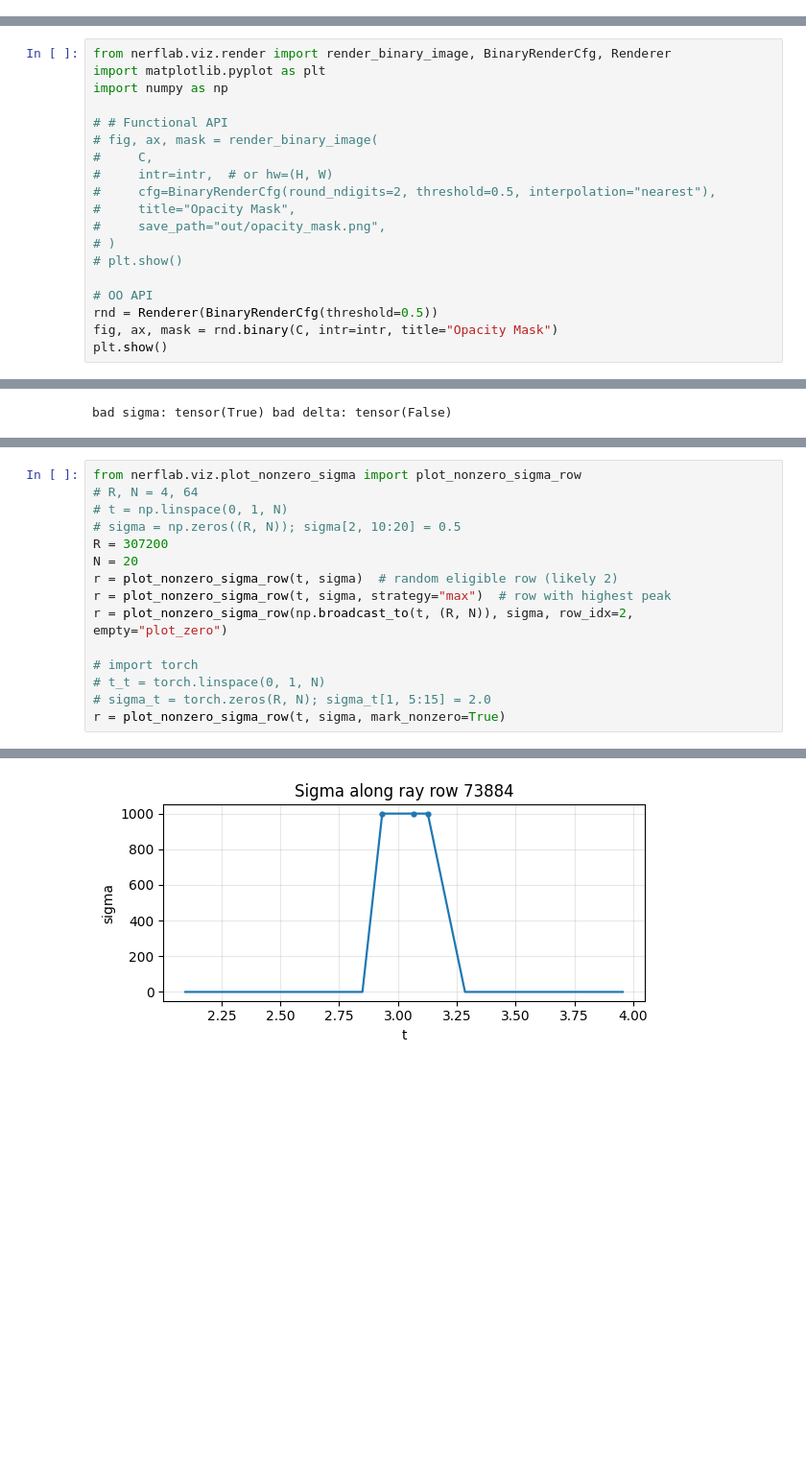
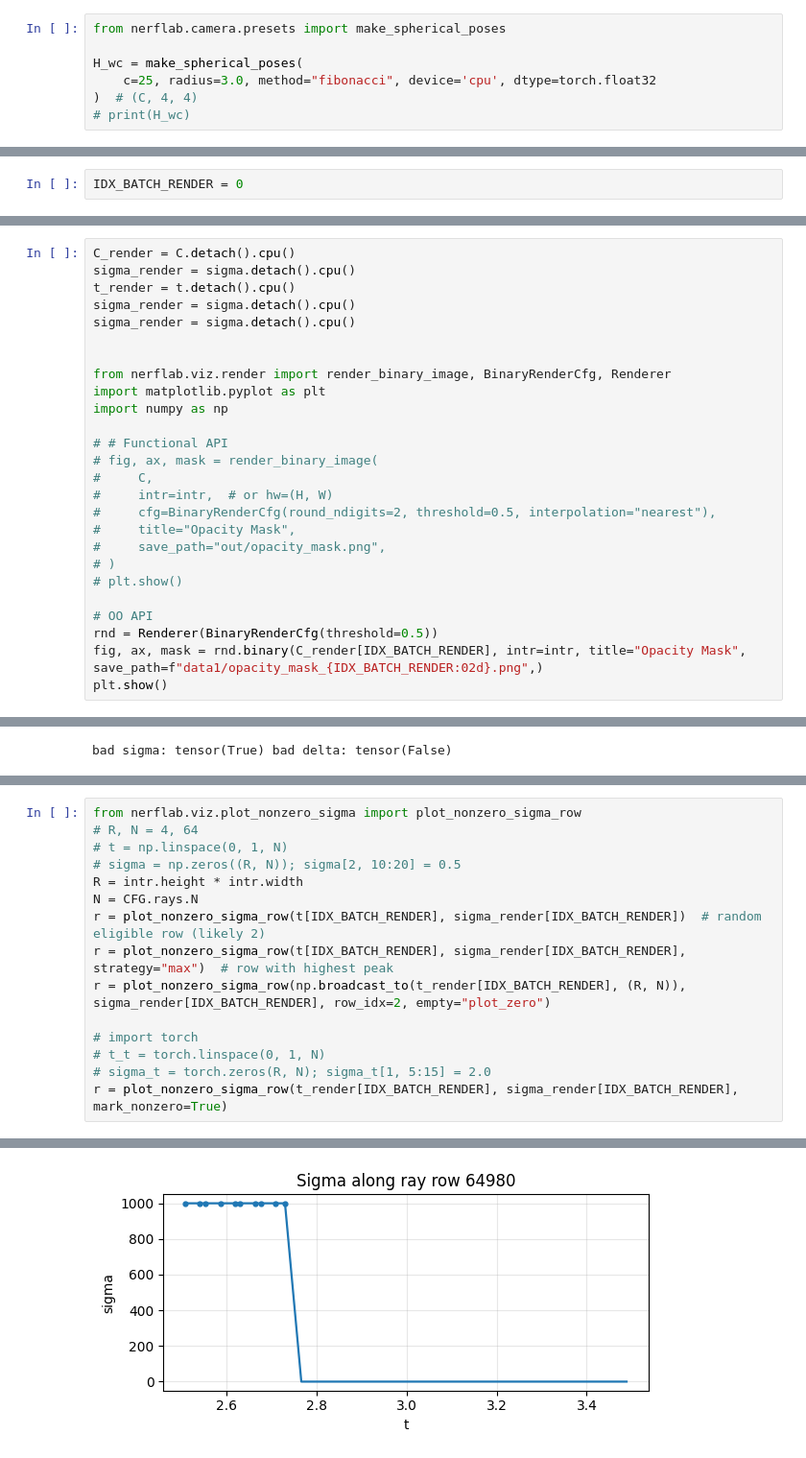
Before and after one commit to WikiGenius/nerf-lab, a Jupyter notebook: examples/demo_equations_neglict_color.ipynb, the cells around one changed output, grey strips where cells are left out. Shown at 96% size. Cells and saved outputs as stored; diff of their text form; blank space fills up the shorter version.

```diff
--- a/examples/demo_equations_neglict_color.ipynb
+++ b/examples/demo_equations_neglict_color.ipynb
@@ -34,3 +35,10 @@ tensor([[1., 0., -0., 0.],
+# %%
+from nerflab.camera.presets import make_spherical_poses
+
+H_wc = make_spherical_poses(
+    c=25, radius=3.0, method="fibonacci", device='cpu', dtype=torch.float32
+)  # (C, 4, 4)
+# print(H_wc)
 # %%
 # --- camera ------------------------------------------------------------------
 # H_wc = np.eye(4, dtype=np.float32)        # simple origin‑facing camera
@@ -59,6 +71,8 @@ xyz= torch.tensor([0.0,2.0,1.0])
 print("density at (0,2,1):", world.density(xyz))
 # %% [output]
 density at (0,2,1): tensor(0.)
+# %%
+IDX_BATCH_RENDER = 0
 # %%
 plot_world(
     world,
@@ -99,6 +128,13 @@ print(C.min(), C.max())
 [0. 1.]
 tensor(0.) tensor(1.)
 # %%
+C_render = C.detach().cpu()
+sigma_render = sigma.detach().cpu()
+t_render = t.detach().cpu()
+sigma_render = sigma.detach().cpu()
+sigma_render = sigma.detach().cpu()
+
+
 from nerflab.viz.render import render_binary_image, BinaryRenderCfg, Renderer
 import matplotlib.pyplot as plt
 import numpy as np
@@ -115,6 +151,6 @@ import numpy as np
 
 # OO API
 rnd = Renderer(BinaryRenderCfg(threshold=0.5))
-fig, ax, mask = rnd.binary(C, intr=intr, title="Opacity Mask")
+fig, ax, mask = rnd.binary(C_render[IDX_BATCH_RENDER], intr=intr, title="Opacity Mask", save_path=f"data1/opacity_mask_{IDX_BATCH_RENDER:02d}.png",)
 plt.show()
 # %% [output]
@@ -145,14 +186,14 @@ from nerflab.viz.plot_nonzero_sigma import plot_nonzero_sigma_row
 # R, N = 4, 64
 # t = np.linspace(0, 1, N)
 # sigma = np.zeros((R, N)); sigma[2, 10:20] = 0.5
-R = 307200
-N = 20
-r = plot_nonzero_sigma_row(t, sigma)  # random eligible row (likely 2)
-r = plot_nonzero_sigma_row(t, sigma, strategy="max")  # row with highest peak
-r = plot_nonzero_sigma_row(np.broadcast_to(t, (R, N)), sigma, row_idx=2, empty="plot_zero")
+R = intr.height * intr.width
+N = CFG.rays.N
+r = plot_nonzero_sigma_row(t[IDX_BATCH_RENDER], sigma_render[IDX_BATCH_RENDER])  # random eligible row (likely 2)
+r = plot_nonzero_sigma_row(t[IDX_BATCH_RENDER], sigma_render[IDX_BATCH_RENDER], strategy="max")  # row with highest peak
+r = plot_nonzero_sigma_row(np.broadcast_to(t_render[IDX_BATCH_RENDER], (R, N)), sigma_render[IDX_BATCH_RENDER], row_idx=2, empty="plot_zero")
 
 # import torch
 # t_t = torch.linspace(0, 1, N)
 # sigma_t = torch.zeros(R, N); sigma_t[1, 5:15] = 2.0
-r = plot_nonzero_sigma_row(t, sigma, mark_nonzero=True)
+r = plot_nonzero_sigma_row(t_render[IDX_BATCH_RENDER], sigma_render[IDX_BATCH_RENDER], mark_nonzero=True)
 # %% [output]
@@ -162 +203 @@ r = plot_nonzero_sigma_row(t, sigma, mark_nonzero=True)
-[figure, old version]
+[figure, new version]
```
Also changed, not shown: parts of 16 cells of this notebook, 4 other files.
